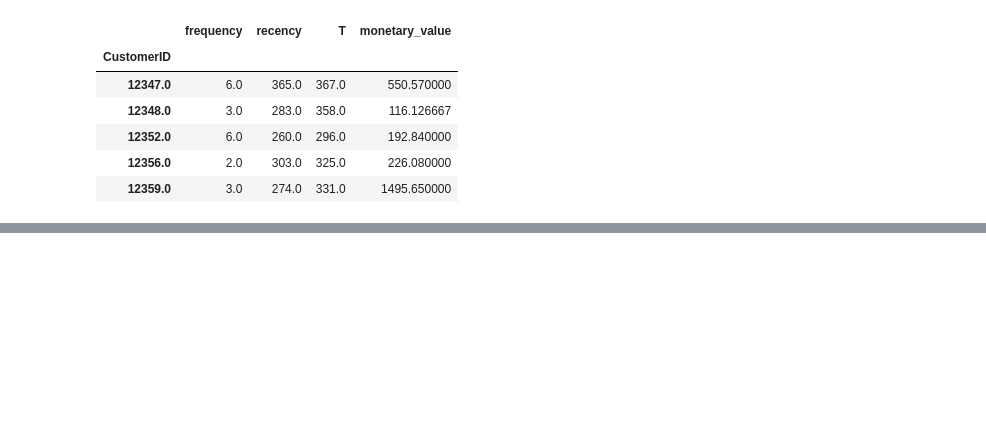
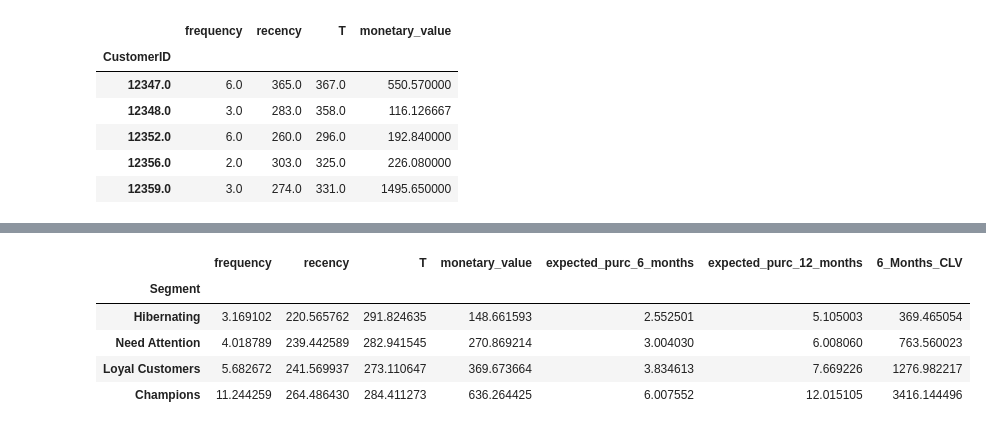
Before and after one commit to bishnuparajuli024/Customer-RFM-Segmentation, a Jupyter notebook: customer_segmentation_analysis.ipynb, the cells around one changed output, grey strips where cells are left out. Saved outputs shown, nothing was run; the diff lists cells and outputs as text; code cells hidden in the pictures; blank space fills up the shorter version.

```diff
--- a/customer_segmentation_analysis.ipynb
+++ b/customer_segmentation_analysis.ipynb
@@ -132,0 +251,15 @@ clv.head()
+# %%
+# Now, let’s segment these customers:
+
+clv['Segment'] =  pd.qcut(clv['6_Months_CLV'],4,labels = ['Hibernating','Need Attention',
+                                                          'Loyal Customers','Champions'])
+# %%
+# Let’s look at where we are:
+clv.groupby('Segment').mean()
+# %% [output]
+|  | frequency | recency | T | monetary_value | expected_purc_6_months | expected_purc_12_months | 6_Months_CLV |
+| Segment |  |  |  |  |  |  |  |
+| Hibernating | 3.169102 | 220.565762 | 291.824635 | 148.661593 | 2.552501 | 5.105003 | 369.465054 |
+| Need Attention | 4.018789 | 239.442589 | 282.941545 | 270.869214 | 3.004030 | 6.008060 | 763.560023 |
+| Loyal Customers | 5.682672 | 241.569937 | 273.110647 | 369.673664 | 3.834613 | 7.669226 | 1276.982217 |
+| Champions | 11.244259 | 264.486430 | 284.411273 | 636.264425 | 6.007552 | 12.015105 | 3416.144496 |
```
Also changed, not shown: parts of 15 cells of this notebook.
